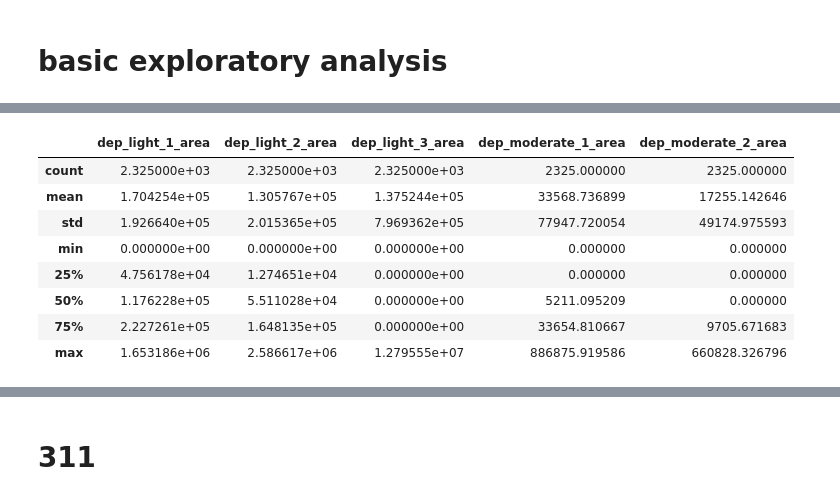
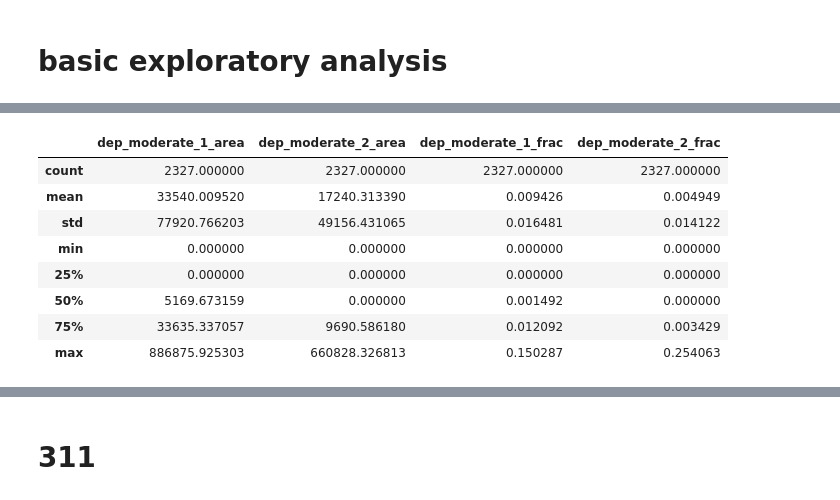
Before and after one commit to pendulating/bayflood, a Jupyter notebook: emma_analysis_of_updated_model.ipynb, the cells around one changed output, grey strips where cells are left out. Saved outputs shown, nothing was run; the diff lists cells and outputs as text; code cells hidden in the pictures.

```diff
--- a/emma_analysis_of_updated_model.ipynb
+++ b/emma_analysis_of_updated_model.ipynb
@@ -30,14 +30,14 @@ d.head()
 # %%
-d[['dep_light_1_area', 'dep_light_2_area', 'dep_light_3_area', 'dep_moderate_1_area', 'dep_moderate_2_area']].describe()
+d[['dep_moderate_1_area', 'dep_moderate_2_area', 'dep_moderate_1_frac', 'dep_moderate_2_frac']].describe()
 # %% [output]
-|  | dep_light_1_area | dep_light_2_area | dep_light_3_area | dep_moderate_1_area | dep_moderate_2_area |
-| count | 2.325000e+03 | 2.325000e+03 | 2.325000e+03 | 2325.000000 | 2325.000000 |
-| mean | 1.704254e+05 | 1.305767e+05 | 1.375244e+05 | 33568.736899 | 17255.142646 |
-| std | 1.926640e+05 | 2.015365e+05 | 7.969362e+05 | 77947.720054 | 49174.975593 |
-| min | 0.000000e+00 | 0.000000e+00 | 0.000000e+00 | 0.000000 | 0.000000 |
-| 25% | 4.756178e+04 | 1.274651e+04 | 0.000000e+00 | 0.000000 | 0.000000 |
-| 50% | 1.176228e+05 | 5.511028e+04 | 0.000000e+00 | 5211.095209 | 0.000000 |
-| 75% | 2.227261e+05 | 1.648135e+05 | 0.000000e+00 | 33654.810667 | 9705.671683 |
-| max | 1.653186e+06 | 2.586617e+06 | 1.279555e+07 | 886875.919586 | 660828.326796 |
+|  | dep_moderate_1_area | dep_moderate_2_area | dep_moderate_1_frac | dep_moderate_2_frac |
+| count | 2327.000000 | 2327.000000 | 2327.000000 | 2327.000000 |
+| mean | 33540.009520 | 17240.313390 | 0.009426 | 0.004949 |
+| std | 77920.766203 | 49156.431065 | 0.016481 | 0.014122 |
+| min | 0.000000 | 0.000000 | 0.000000 | 0.000000 |
+| 25% | 0.000000 | 0.000000 | 0.000000 | 0.000000 |
+| 50% | 5169.673159 | 0.000000 | 0.001492 | 0.000000 |
+| 75% | 33635.337057 | 9690.586180 | 0.012092 | 0.003429 |
+| max | 886875.925303 | 660828.326813 | 0.150287 | 0.254063 |
 # %%
 d[['p_y', 'empirical_estimate', 'at_least_one_positive_image_by_area_if_you_have_100_images']].corr(method='spearman')
```
Also changed, not shown: parts of 12 cells of this notebook.
